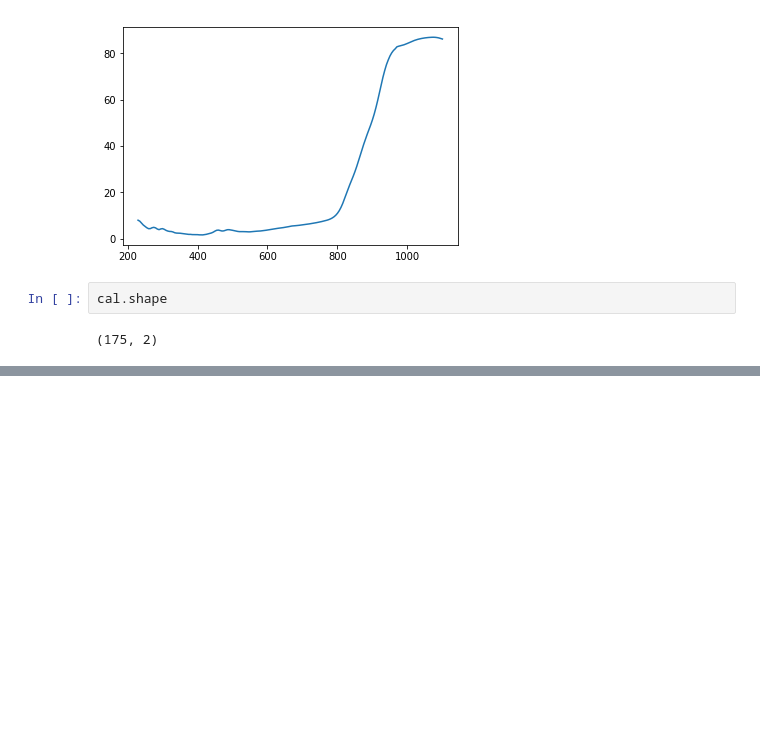
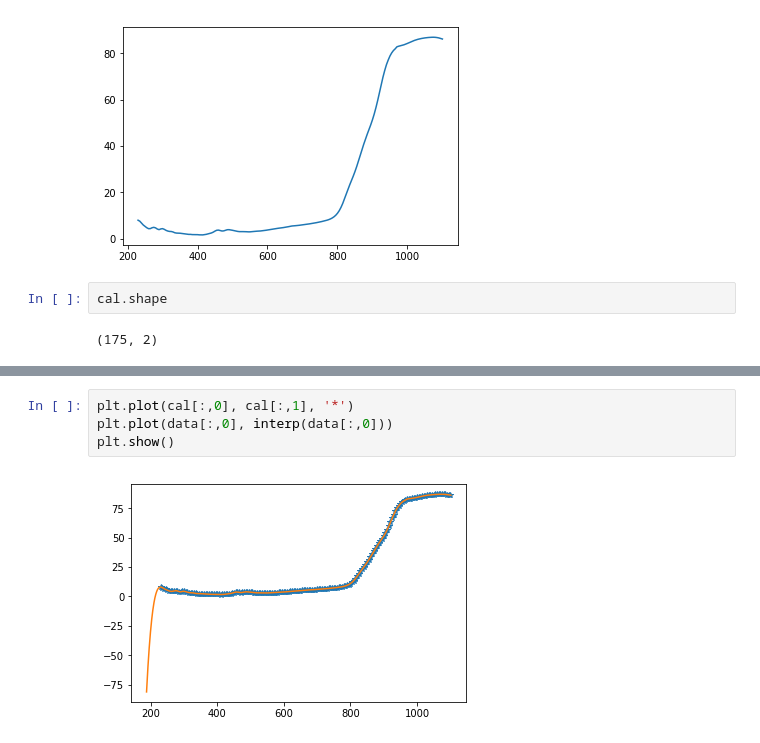
Before and after one commit to piovere/zeTorch, a Jupyter notebook: Filtering.ipynb, the cells around one changed output, grey strips where cells are left out. Drawn from its saved outputs; the diff is of its cells as text; blank space fills up the shorter version.

```diff
--- a/Filtering.ipynb
+++ b/Filtering.ipynb
@@ -46,0 +69,6 @@ cal.shape
+# %%
+plt.plot(cal[:,0], cal[:,1], '*')
+plt.plot(data[:,0], interp(data[:,0]))
+plt.show()
+# %% [output]
+[figure, added]
```
Also changed, not shown: parts of 15 cells of this notebook, 1 other file.
